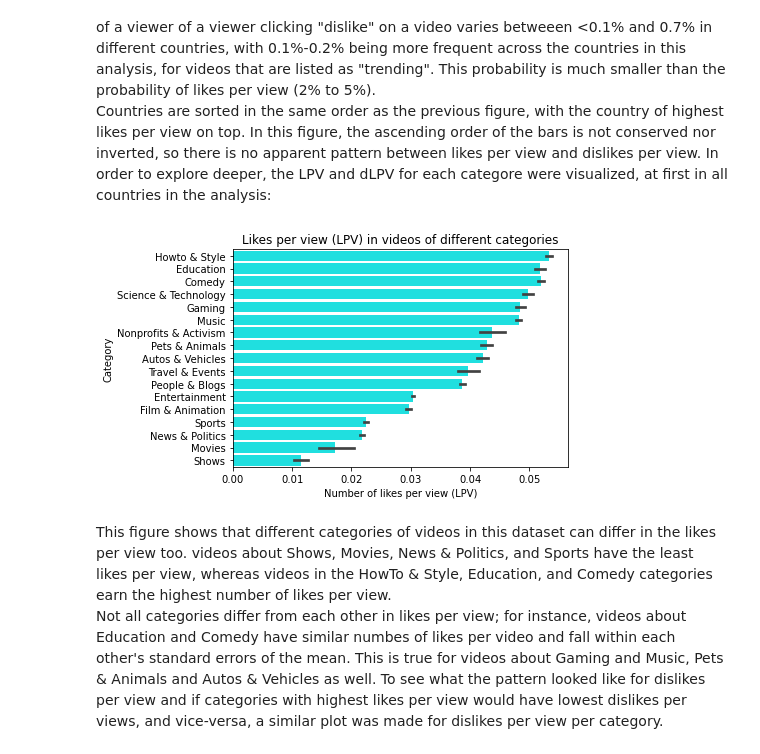
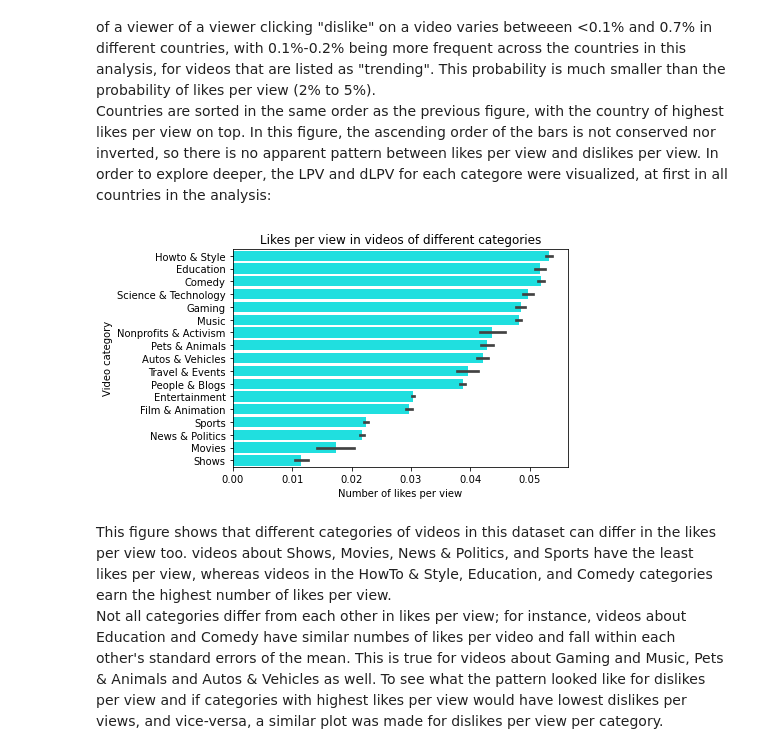
Before and after one commit to data301-2020-winter1/course-project-group_6013, a Jupyter notebook: analysis/milestone2Task4AndTask5.ipynb, the cells around one changed output. Saved outputs shown, nothing was run; the diff lists cells and outputs as text; code cells hidden in the pictures.

```diff
--- a/analysis/milestone2Task4AndTask5.ipynb
+++ b/analysis/milestone2Task4AndTask5.ipynb
@@ -136,15 +150,12 @@ Both likes per view and dislikes per view can vary with location, however differ
 Countries are sorted in the same order as the previous figure, with the country of highest likes per view on top. In this figure, the ascending order of the bars is not conserved nor inverted, so there is no apparent pattern between likes per view and dislikes per view.
 In order to explore deeper, the LPV and dLPV for each categore were visualized, at first in all countries in the analysis:
 # %%
-#p6 = sns.FacetGrid(df, row="category_id")
-#p6.map_dataframe(sns.barplot, x=df['Country'],y=df['LPV'])
-p6 = sns.barplot(y=df['category_id'],x=df['LPV'],color="cyan", order=['Howto & Style','Education','Comedy','Science & Technology','Gaming','Music','Nonprofits & Activism','Pets & Animals','Autos & Vehicles','Travel & Events','People & Blogs','Entertainment','Film & Animation','Sports','News & Politics','Movies','Shows']).set_title("Likes per view (LPV) in videos of different categories")
-plot.xlabel("Number of likes per view (LPV)")
-plot.ylabel("Category")
+p6 = sns.barplot(y=df['category_id'],x=df['LPV'],color="cyan", order=['Howto & Style','Education','Comedy','Science & Technology','Gaming','Music','Nonprofits & Activism','Pets & Animals','Autos & Vehicles','Travel & Events','People & Blogs','Entertainment','Film & Animation','Sports','News & Politics','Movies','Shows']).set_title("Likes per view in videos of different categories")
+plot.xlabel("Number of likes per view")
+plot.ylabel("Video category")
 plot.savefig('../../images/LPVcats.png')
-#**Likes per view vary across categories. 26 ("Howto and style"),23(Comedy), 27(Education) have the highest LPV, 17(Sports),25(News & politics), 43(Shows) have the lowest.**
 # %% [output]
-[figure, old version]
+[figure, new version]
 # %% [markdown]
 This figure shows that different categories of videos in this dataset can differ in the likes per view too. videos about Shows, Movies, News & Politics, and Sports have the least likes per view, whereas videos in the HowTo & Style, Education, and Comedy categories earn the highest number of likes per view.
 Not all categories differ from each other in likes per view; for instance, videos about Education and Comedy have similar numbes of likes per video and fall within each other's standard errors of the mean. This is true for videos about Gaming and Music, Pets & Animals and Autos & Vehicles as well.
```
Also changed, not shown: parts of 18 cells of this notebook, 5 other files.
